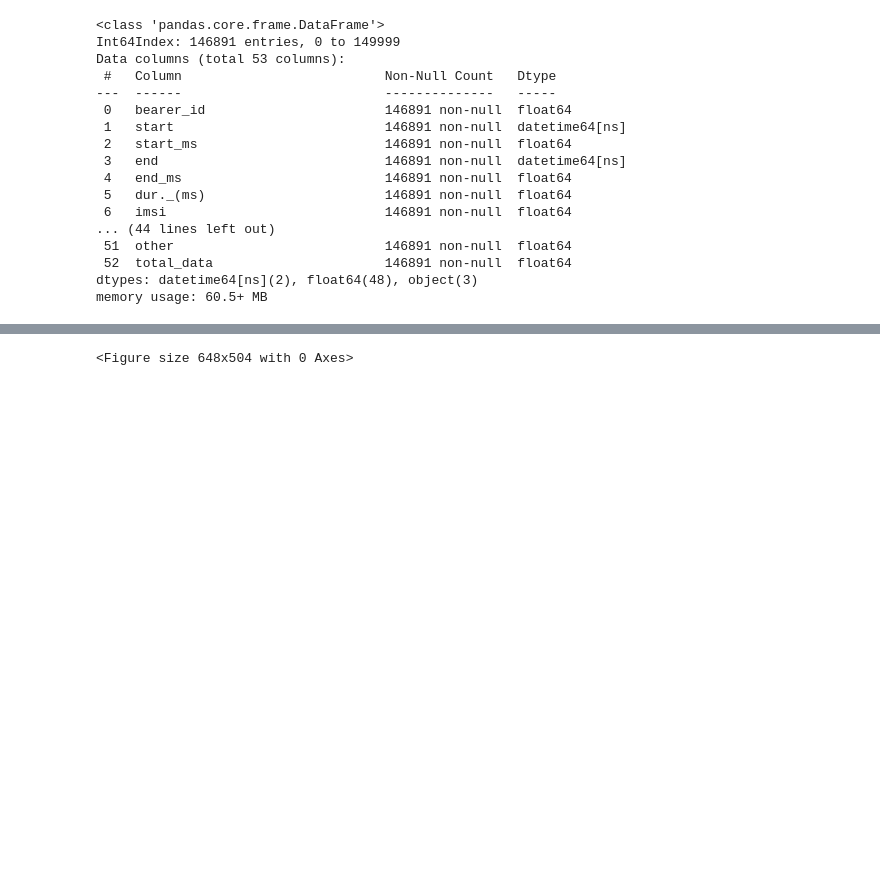
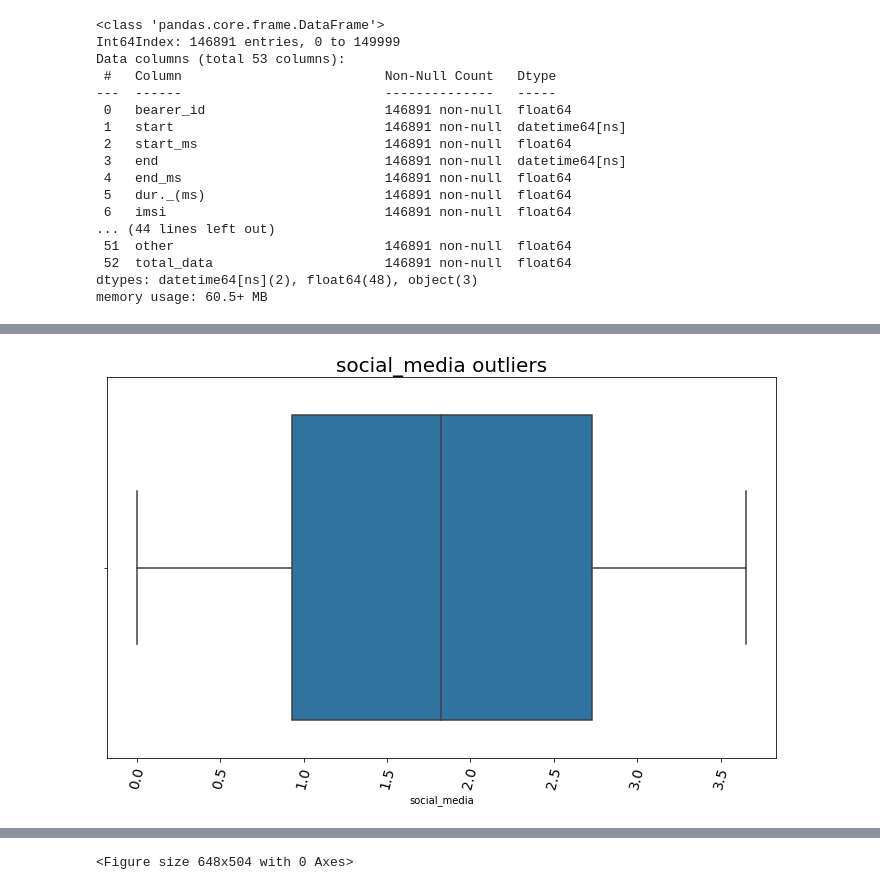
Before and after one commit to educhinski/telecom_data_analysis, a Jupyter notebook: Notebooks/UserOverviewAnalysis .ipynb, the cells around one changed output, grey strips where cells are left out. Saved outputs shown, nothing was run; the diff lists cells and outputs as text; code cells hidden in the pictures; blank space fills up the shorter version.

```diff
--- a/Notebooks/UserOverviewAnalysis .ipynb
+++ b/Notebooks/UserOverviewAnalysis .ipynb
@@ -504,3 +504,7 @@ quntitative_df.describe().transpose()
 | gaming | 146891.000000 | 430.355126 | 244.090217 | 0.306358 | 218.698198 | 431.665078 | 641.572846 | 859.202784 |
 | total_data | 146891.000000 | 495.784159 | 244.441632 | 28.956107 | 284.485028 | 496.924346 | 706.637913 | 955.984776 |
 | other_data | 146891.000000 | 429.266672 | 243.209547 | 0.149045 | 218.470640 | 429.797759 | 639.665594 | 859.520934 |
+# %%
+plot_box(quntitative_df, "social_media", "social_media outliers")
+# %% [output]
+[figure, added]
```
Also changed, not shown: parts of 3 cells of this notebook.
